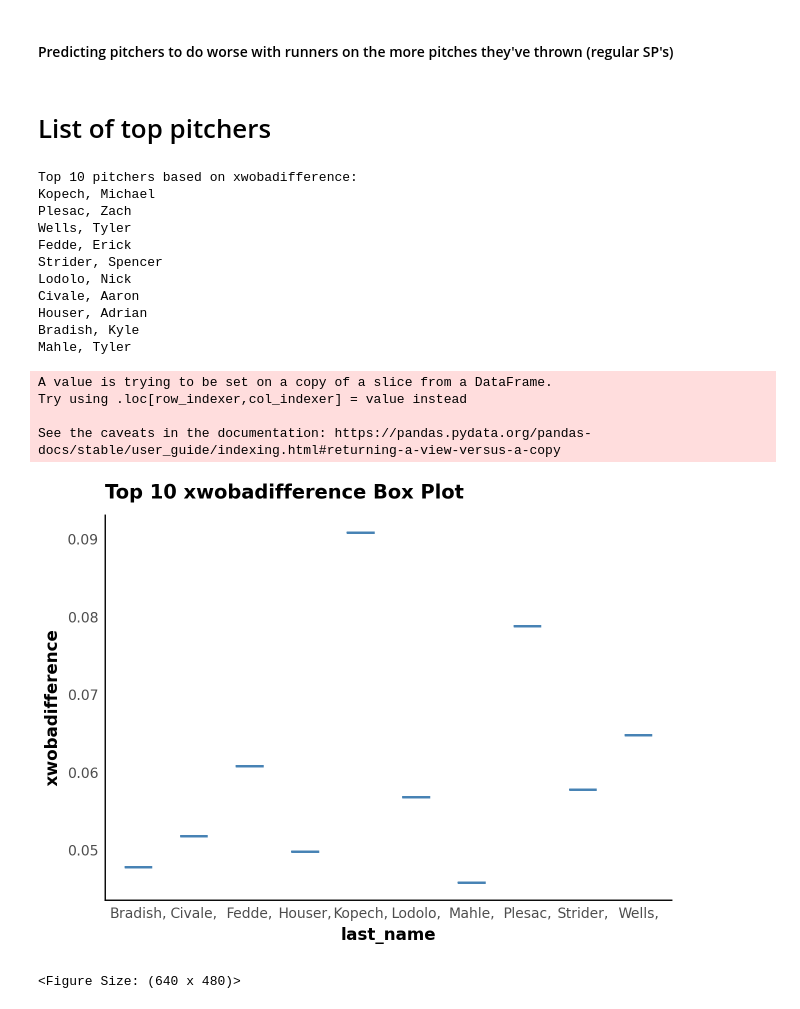
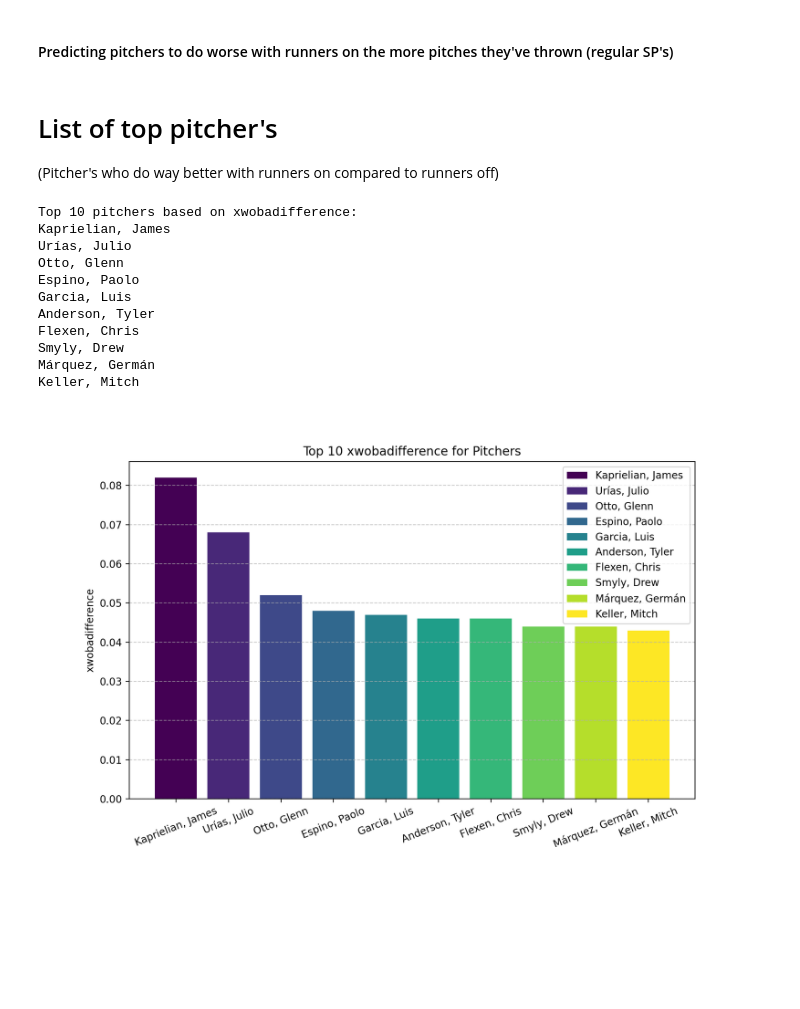
Before and after one commit to dangrant6/xWOBA-Difference, a Jupyter notebook: xWOBA.ipynb, the cells around one changed output. Cells and saved outputs as stored; diff of their text form; code cells hidden in the pictures; blank space fills up the shorter version.

Commit message:
bar charts

```diff
--- a/xWOBA.ipynb
+++ b/xWOBA.ipynb
@@ -8,7 +10,7 @@ from plotnine import *
 runners_on = pd.read_csv('2022 Runners.csv')
 runners_off = pd.read_csv('2022 No Runners.csv')
 
-newdata = pd.merge(runners_on, runners_off, on='player_name', suffixes=('_x','_y'))
+newdata = pd.merge(runners_off, runners_on, on='player_name', suffixes=('_x','_y'))
 newdata['xwobadifference'] = newdata['xwoba_x'] - newdata['xwoba_y']
 # %% [markdown]
 # Only using pitchers with more than 500 pitches
@@ -38,7 +40,8 @@ Root Mean Squared Error (RMSE): 0.0356696594212197
 # %% [markdown]
 #### Predicting pitchers to do worse with runners on the more pitches they've thrown (regular SP's)
-# %% [markdown]
-# List of top pitchers
+# %% [markdown]
+# List of top pitcher's
+(Pitcher's who do way better with runners on compared to runners off)
 # %%
 sorted_data = filtered_data.sort_values(by='xwobadifference', ascending=False)
 top_pitchers = sorted_data.head(10)['player_name']
@@ -47,37 +50,33 @@ for pitcher in top_pitchers:
     print(pitcher)
 # %% [output]
 Top 10 pitchers based on xwobadifference:
-Kopech, Michael
-Plesac, Zach
-Wells, Tyler
-Fedde, Erick
-Strider, Spencer
-Lodolo, Nick
-Civale, Aaron
-Houser, Adrian
-Bradish, Kyle
-Mahle, Tyler
+Kaprielian, James
+Urías, Julio
+Otto, Glenn
+Espino, Paolo
+Garcia, Luis
+Anderson, Tyler
+Flexen, Chris
+Smyly, Drew
+Márquez, Germán
+Keller, Mitch
-# %%
-combo = sorted_data.head(10)
-combo['last_name'] = combo['player_name'].str.split().str[0]
-(ggplot(combo) +
- geom_boxplot(aes(x='last_name', y='xwobadifference'), fill='lightblue', color='steelblue', alpha=0.8, width=0.5) +
- labs(title='Top 10 xwobadifference Box Plot',
-      x='last_name',
-      y='xwobadifference') +
- theme_minimal() +
- theme(plot_title=element_text(size=14, weight='bold'),
-       axis_text=element_text(size=10),
-       axis_title=element_text(size=12, weight='bold'),
-       axis_line=element_line(color='black'),
-       panel_grid_major=element_blank(),
-       panel_grid_minor=element_blank(),
-       legend_position='none')
-)
-# %% [output]
-A value is trying to be set on a copy of a slice from a DataFrame.
-Try using .loc[row_indexer,col_indexer] = value instead
-
-See the caveats in the documentation: https://pandas.pydata.org/pandas-docs/stable/user_guide/indexing.html#returning-a-view-versus-a-copy
-[figure, removed]
-<Figure Size: (640 x 480)>
+# %%
+top_pitchers = sorted_data.head(10)
+
+cmap = plt.colormaps['viridis']
+colors = cmap(np.linspace(0, 1, len(top_pitchers)))
+
+plt.figure(figsize=(10, 6))
+bars = plt.bar(top_pitchers['player_name'], top_pitchers['xwobadifference'], color=colors)
+plt.title('Top 10 xwobadifference for Pitchers')
+plt.xlabel('Pitcher Name')
+plt.ylabel('xwobadifference')
+plt.xticks(rotation=22)
+plt.grid(axis='y', linestyle='--', alpha=0.7)
+
+legend_labels = top_pitchers['player_name']
+plt.legend(bars, legend_labels, loc='upper right')
+
+plt.show()
+# %% [output]
+[figure, added]
```
Also changed, not shown: parts of 4 cells of this notebook.
